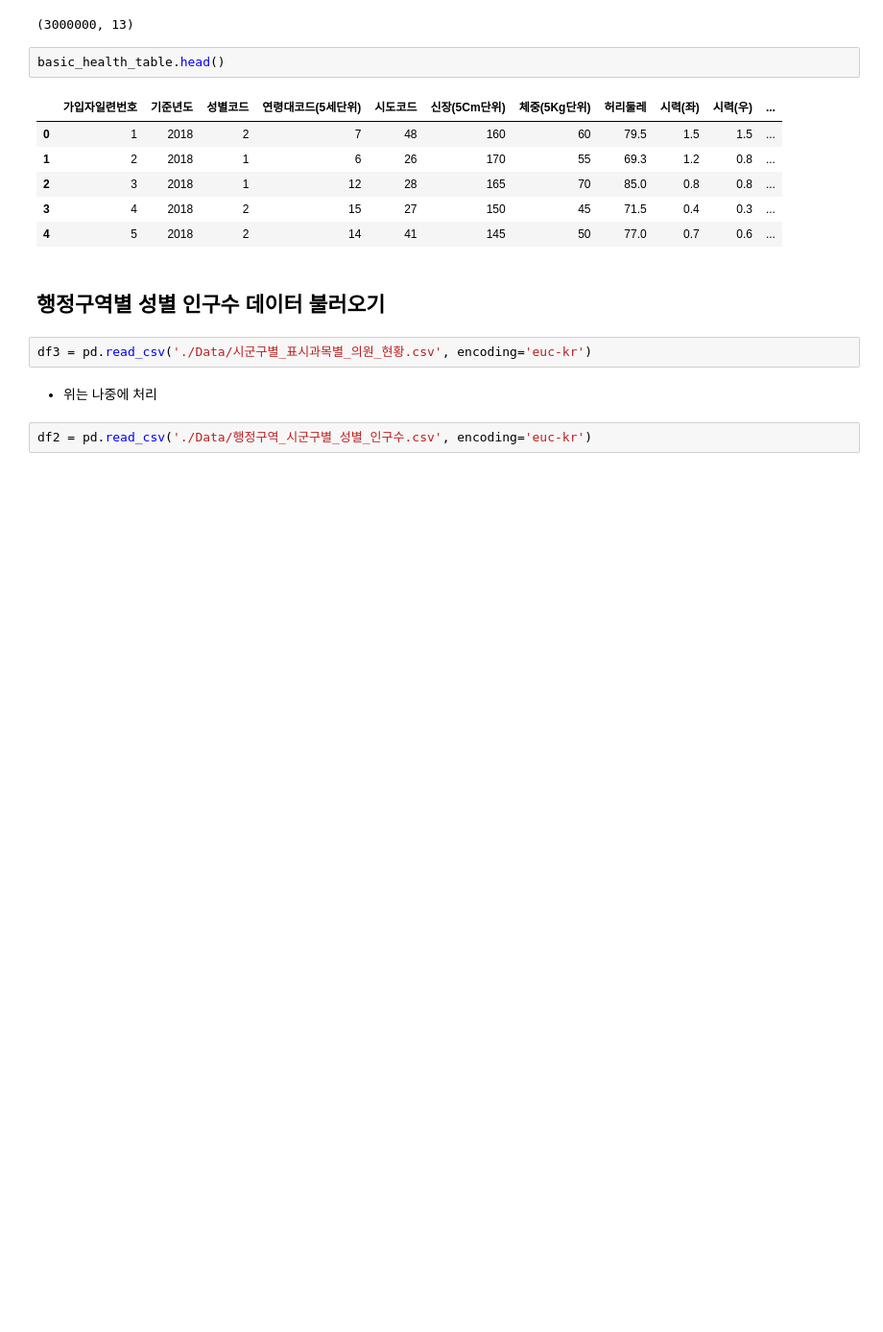
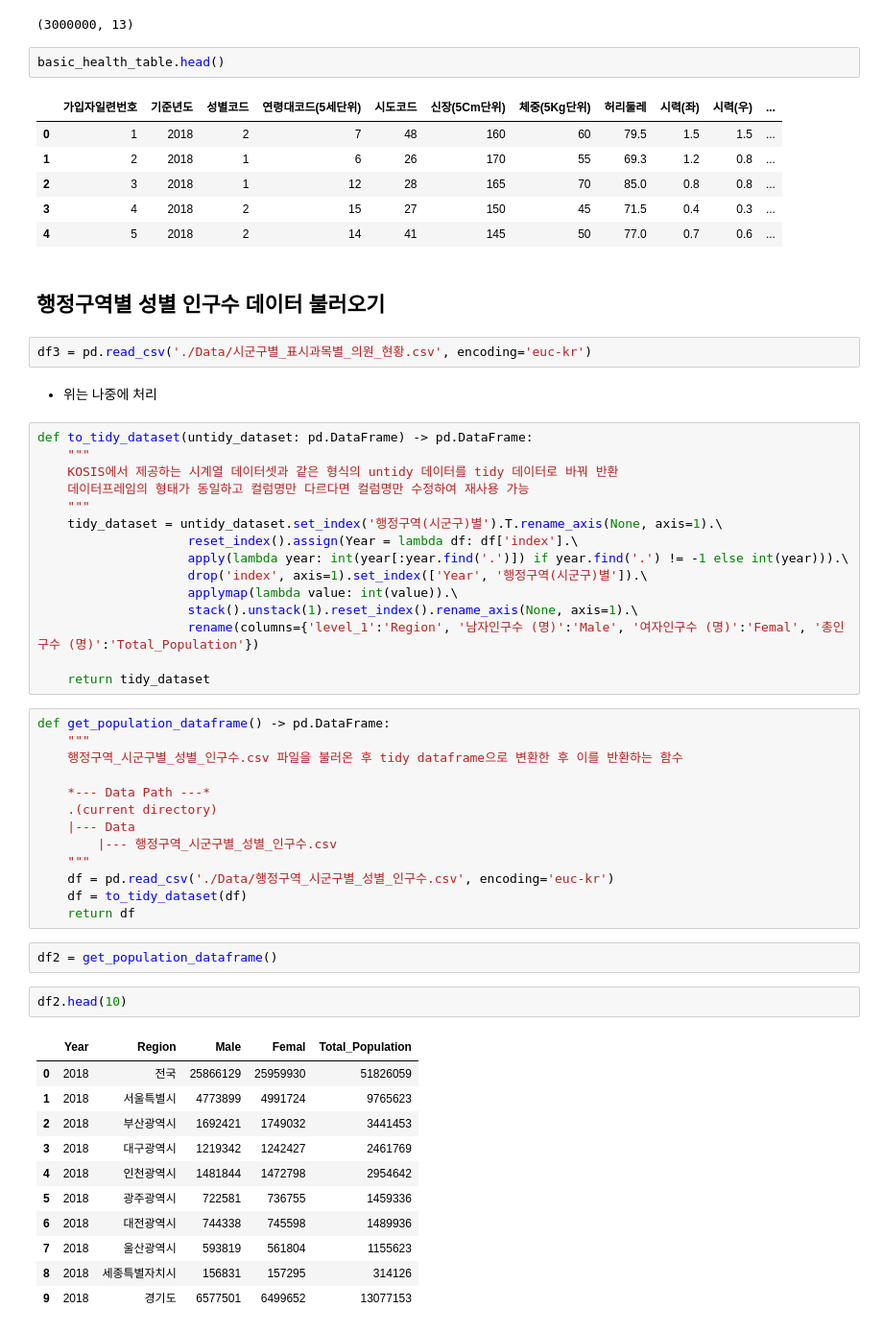
Before and after one commit to Jaesu26/statistical-database-project, a Jupyter notebook: 2022-05-30-StatsDB-Final.ipynb, the cells around one changed output. Shown at 96% size. Cells and saved outputs as stored; diff of their text form; blank space fills up the shorter version.

```diff
--- a/2022-05-30-StatsDB-Final.ipynb
+++ b/2022-05-30-StatsDB-Final.ipynb
@@ -357,5 +357,47 @@ basic_health_table.head()
 df3 = pd.read_csv('./Data/시군구별_표시과목별_의원_현황.csv', encoding='euc-kr')
 # %% [markdown]
 - 위는 나중에 처리
+# %%
+def to_tidy_dataset(untidy_dataset: pd.DataFrame) -> pd.DataFrame:
+    """
+    KOSIS에서 제공하는 시계열 데이터셋과 같은 형식의 untidy 데이터를 tidy 데이터로 바꿔 반환
+    데이터프레임의 형태가 동일하고 컬럼명만 다르다면 컬럼명만 수정하여 재사용 가능
+    """
+    tidy_dataset = untidy_dataset.set_index('행정구역(시군구)별').T.rename_axis(None, axis=1).\
+                    reset_index().assign(Year = lambda df: df['index'].\
+                    apply(lambda year: int(year[:year.find('.')]) if year.find('.') != -1 else int(year))).\
+                    drop('index', axis=1).set_index(['Year', '행정구역(시군구)별']).\
+                    applymap(lambda value: int(value)).\
+                    stack().unstack(1).reset_index().rename_axis(None, axis=1).\
+                    rename(columns={'level_1':'Region', '남자인구수 (명)':'Male', '여자인구수 (명)':'Femal', '총인구수 (명)':'Total_Population'})
+
+    return tidy_dataset
+# %%
+def get_population_dataframe() -> pd.DataFrame:
+    """
+    행정구역_시군구별_성별_인구수.csv 파일을 불러온 후 tidy dataframe으로 변환한 후 이를 반환하는 함수
+
+    *--- Data Path ---*
+    .(current directory)
+    |--- Data
+        |--- 행정구역_시군구별_성별_인구수.csv
+    """
+    df = pd.read_csv('./Data/행정구역_시군구별_성별_인구수.csv', encoding='euc-kr')
+    df = to_tidy_dataset(df)
+    return df
 # %%
-df2 = pd.read_csv('./Data/행정구역_시군구별_성별_인구수.csv', encoding='euc-kr')
+df2 = get_population_dataframe()
+# %%
+df2.head(10)
+# %% [output]
+|  | Year | Region | Male | Femal | Total_Population |
+| 0 | 2018 | 전국 | 25866129 | 25959930 | 51826059 |
+| 1 | 2018 | 서울특별시 | 4773899 | 4991724 | 9765623 |
+| 2 | 2018 | 부산광역시 | 1692421 | 1749032 | 3441453 |
+| 3 | 2018 | 대구광역시 | 1219342 | 1242427 | 2461769 |
+| 4 | 2018 | 인천광역시 | 1481844 | 1472798 | 2954642 |
+| 5 | 2018 | 광주광역시 | 722581 | 736755 | 1459336 |
+| 6 | 2018 | 대전광역시 | 744338 | 745598 | 1489936 |
+| 7 | 2018 | 울산광역시 | 593819 | 561804 | 1155623 |
+| 8 | 2018 | 세종특별자치시 | 156831 | 157295 | 314126 |
+| 9 | 2018 | 경기도 | 6577501 | 6499652 | 13077153 |
```
Also changed, not shown: parts of 1 cell of this notebook.
